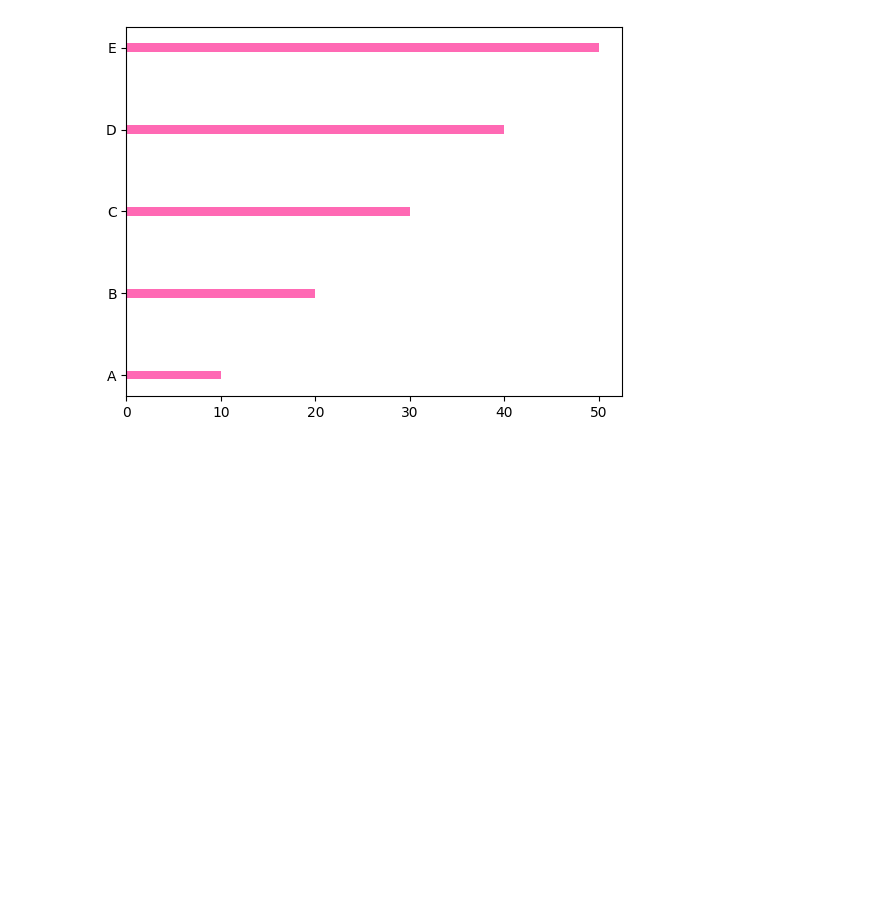
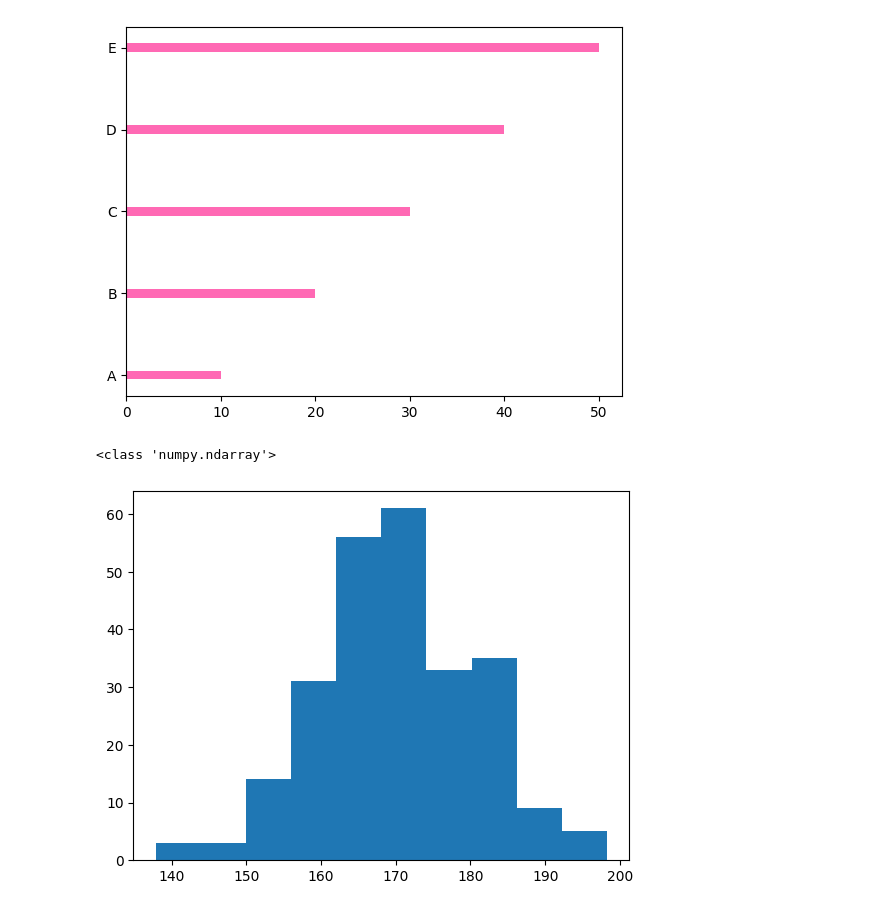
Before and after one commit to VidyaH-source/LearningML, a Jupyter notebook: ML_DAY_7.ipynb, the cells around one changed output. Saved outputs shown, nothing was run; the diff lists cells and outputs as text; code cells hidden in the pictures; blank space fills up the shorter version.

```diff
--- a/ML_DAY_7.ipynb
+++ b/ML_DAY_7.ipynb
@@ -415,0 +420,12 @@ plt.show()
+# %%
+import numpy as np
+
+x = np.random.normal(170, 10, 250)
+print(type(x))
+#print(x)
+
+plt.hist(x)
+plt.show()
+# %% [output]
+<class 'numpy.ndarray'>
+[figure, added]
```
Also changed, not shown: parts of 2 cells of this notebook.
